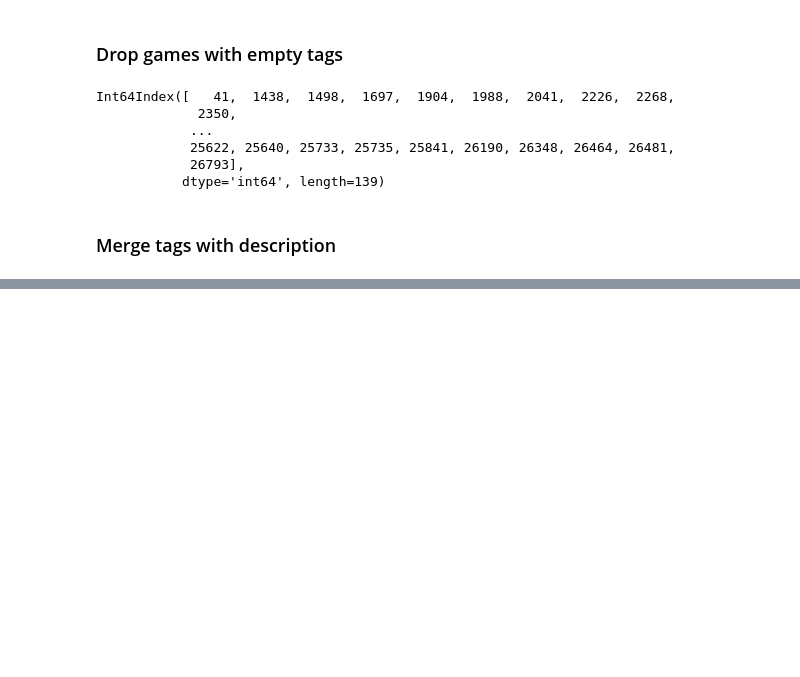
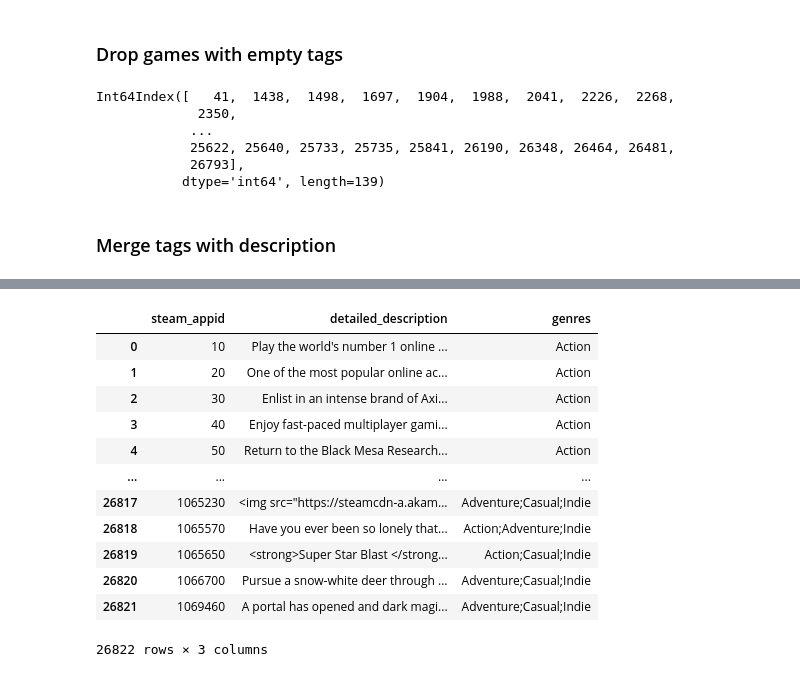
Before and after one commit to elafsalem/Game_Recommnedation_system, a Jupyter notebook: Code/preprocessing_topic_modeling.ipynb, the cells around one changed output, grey strips where cells are left out. Drawn from its saved outputs; the diff is of its cells as text; code cells hidden in the pictures; blank space fills up the shorter version.

```diff
--- a/Code/topic modeling.ipynb
+++ b/Code/preprocessing_topic_modeling.ipynb
@@ -247,3 +258,19 @@ steam = pd.read_csv("../Data/cleaned_steam.csv", usecols=['appid','genres'])
 desc_gen = description.merge(steam,left_on='steam_appid',right_on='appid').drop(columns=["appid", "about_the_game", "short_description"])
 # %%
 desc_gen.to_csv("../Data/cleaned_desc.csv")
+# %%
+desc_gen
+# %% [output]
+|  | steam_appid | detailed_description | genres |
+| 0 | 10 | Play the world's number 1 online ... | Action |
+| 1 | 20 | One of the most popular online ac... | Action |
+| 2 | 30 | Enlist in an intense brand of Axi... | Action |
+| 3 | 40 | Enjoy fast-paced multiplayer gami... | Action |
+| 4 | 50 | Return to the Black Mesa Research... | Action |
+| ... | ... | ... | ... |
+| 26817 | 1065230 | <img src="https://steamcdn-a.akam... | Adventure;Casual;Indie |
+| 26818 | 1065570 | Have you ever been so lonely that... | Action;Adventure;Indie |
+| 26819 | 1065650 | <strong>Super Star Blast </strong... | Action;Casual;Indie |
+| 26820 | 1066700 | Pursue a snow-white deer through ... | Adventure;Casual;Indie |
+| 26821 | 1069460 | A portal has opened and dark magi... | Adventure;Casual;Indie |
+26822 rows × 3 columns
```
Also changed, not shown: parts of 11 cells of this notebook, 3 other files.
